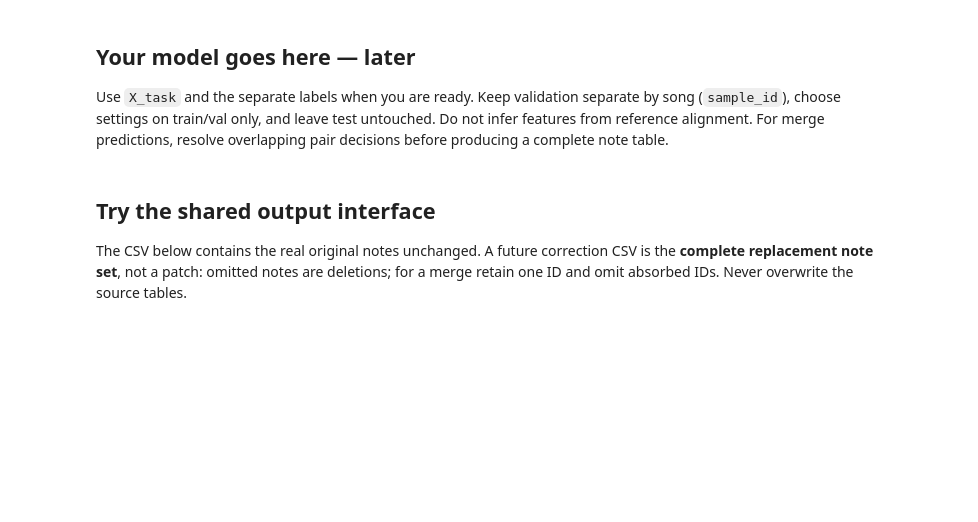
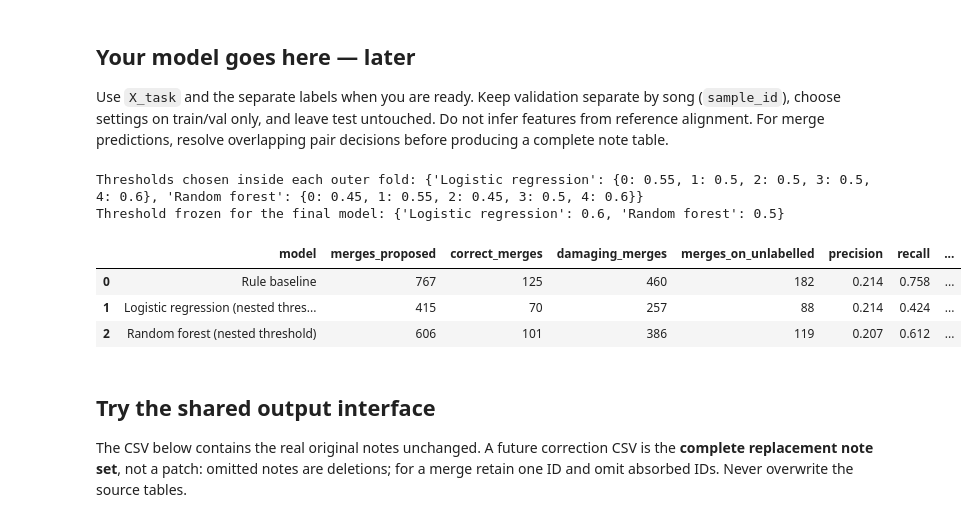
Before and after one commit to feliciaor2024-arch/Scoretify-Project, a Jupyter notebook: notebooks/correction_handover/queenie_merge_starter.ipynb, the cells around one changed output. Saved outputs shown, nothing was run; the diff lists cells and outputs as text; code cells hidden in the pictures; blank space fills up the shorter version.

```diff
--- a/notebooks/correction_handover/queenie_merge_starter.ipynb
+++ b/notebooks/correction_handover/queenie_merge_starter.ipynb
@@ -16,6 +16,9 @@ import sys
 import numpy as np
 import pandas as pd
 from IPython.display import display
+import sklearn
+
+pd.set_option('display.max_colwidth', None)
 
 # Open from this notebook folder, or run from the project root.
 HERE = next(p / 'notebooks' / 'correction_handover' for p in [Path.cwd(), *Path.cwd().parents, Path.cwd() / 'GTSinger_100_unique_sample'] if (p / 'selected_100.csv').exists())
@@ -91,6 +157,82 @@ No-change task baseline (not a trained model): {'status': 'BLOCKED_NO_REVIEWED_O
 ## Your model goes here — later
 
 Use `X_task` and the separate labels when you are ready. Keep validation separate by song (`sample_id`), choose settings on train/val only, and leave test untouched. Do not infer features from reference alignment. For merge predictions, resolve overlapping pair decisions before producing a complete note table.
+# %%
+# === train and test the merge models fold by fold, with NESTED threshold choice ===
+# README rule: "use inner training folds for model selection when reporting outer-fold estimates".
+from sklearn.base import clone
+from sklearn.linear_model import LogisticRegression
+from sklearn.ensemble import RandomForestClassifier
+from sklearn.pipeline import make_pipeline
+from sklearn.preprocessing import StandardScaler
+
+fold_all = joined.sample_id.map(folds).to_numpy()          # song-grouped fold of every candidate pair
+is_labelled = joined.merge_label.notna().to_numpy()
+y_all = joined.merge_label.fillna(-1).astype(int).to_numpy()
+all_folds = np.unique(fold_all)
+
+def f05(truth, pred):   # F0.5 = F-score that weights precision more than recall
+    m = cu.classification_metrics(truth, pred); p, r = m['precision'], m['recall']
+    return 1.25 * p * r / (0.25 * p + r) if p + r else 0.0
+
+# 1) Rule baseline: merge if |pitch difference| <= d and gap <= g. (d, g) chosen on the OTHER folds only.
+grid = [(d, g) for d in [0, 1] for g in [0.15, 0.20, 0.25, 0.30]]
+def rule(d, g): return ((joined.pitch_delta.abs() <= d) & (joined.gap <= g)).astype(int).to_numpy()
+oof = {'Rule baseline': np.zeros(len(joined), dtype=int)}
+for f in all_folds:
+    train = is_labelled & (fold_all != f)
+    best = max(grid, key=lambda dg: f05(y_all[train], rule(*dg)[train]))
+    oof['Rule baseline'][fold_all == f] = rule(*best)[fold_all == f]
+
+# 2) Classifiers. For each held-out fold: choose the threshold with INNER folds (training folds only),
+#    then train on all training folds and predict EVERY pair in the held-out fold.
+models = {
+    'Logistic regression': make_pipeline(StandardScaler(), LogisticRegression(class_weight='balanced', max_iter=1000)),
+    'Random forest': RandomForestClassifier(n_estimators=300, max_depth=4, min_samples_leaf=5,
+                                            class_weight='balanced', random_state=0, n_jobs=1),
+}
+thresholds = np.round(np.arange(0.30, 0.96, 0.05), 2)
+def best_threshold(prob, truth):
+    return max(thresholds, key=lambda t: f05(truth, (prob >= t).astype(int)))
+
+probability = {name: np.zeros(len(joined)) for name in models}
+fold_thresholds = {name: {} for name in models}
+for name, base in models.items():
+    pred = np.zeros(len(joined), dtype=int)
+    for f in all_folds:
+        train = is_labelled & (fold_all != f)
+        inner_prob = np.zeros(len(joined))
+        for k in all_folds[all_folds != f]:                       # inner loop: never sees fold f
+            inner_train = train & (fold_all != k)
+            inner_prob[fold_all == k] = clone(base).fit(X[inner_train], y_all[inner_train]).predict_proba(X[fold_all == k])[:, 1]
+        t = best_threshold(inner_prob[train], y_all[train])
+        fold_thresholds[name][int(f)] = float(t)
+        test = fold_all == f
+        probability[name][test] = clone(base).fit(X[train], y_all[train]).predict_proba(X[test])[:, 1]
+        pred[test] = (probability[name][test] >= t).astype(int)
+    oof[f'{name} (nested threshold)'] = pred
+
+# Threshold for the FINAL model (used on validation later): chosen on all training out-of-fold probabilities.
+chosen_threshold = {name: float(best_threshold(probability[name][is_labelled], y_all[is_labelled])) for name in models}
+print('Thresholds chosen inside each outer fold:', fold_thresholds)
+print('Threshold frozen for the final model:', chosen_threshold)
+
+# 3) Task metrics on labelled pairs, plus "help vs damage" counts
+task_rows = []
+for name, pred in oof.items():
+    m = cu.classification_metrics(y_all[is_labelled], pred[is_labelled])
+    task_rows.append(dict(model=name, merges_proposed=int(pred.sum()),
+                          correct_merges=m['tp'], damaging_merges=m['fp'], merges_on_unlabelled=int(pred[~is_labelled].sum()),
+                          precision=m['precision'], recall=m['recall'], F1=m['f1'], F05=f05(y_all[is_labelled], pred[is_labelled])))
+task_results = pd.DataFrame(task_rows).round(3)
+display(task_results)
+# %% [output]
+Thresholds chosen inside each outer fold: {'Logistic regression': {0: 0.55, 1: 0.5, 2: 0.5, 3: 0.5, 4: 0.6}, 'Random forest': {0: 0.45, 1: 0.55, 2: 0.45, 3: 0.5, 4: 0.6}}
+Threshold frozen for the final model: {'Logistic regression': 0.6, 'Random forest': 0.5}
+|  | model | merges_proposed | correct_merges | damaging_merges | merges_on_unlabelled | precision | recall | ... |
+| 0 | Rule baseline | 767 | 125 | 460 | 182 | 0.214 | 0.758 | ... |
+| 1 | Logistic regression (nested thres... | 415 | 70 | 257 | 88 | 0.214 | 0.424 | ... |
+| 2 | Random forest (nested threshold) | 606 | 101 | 386 | 119 | 0.207 | 0.612 | ... |
 # %% [markdown]
 ## Try the shared output interface
 
```
Also changed, not shown: parts of 12 cells of this notebook.
